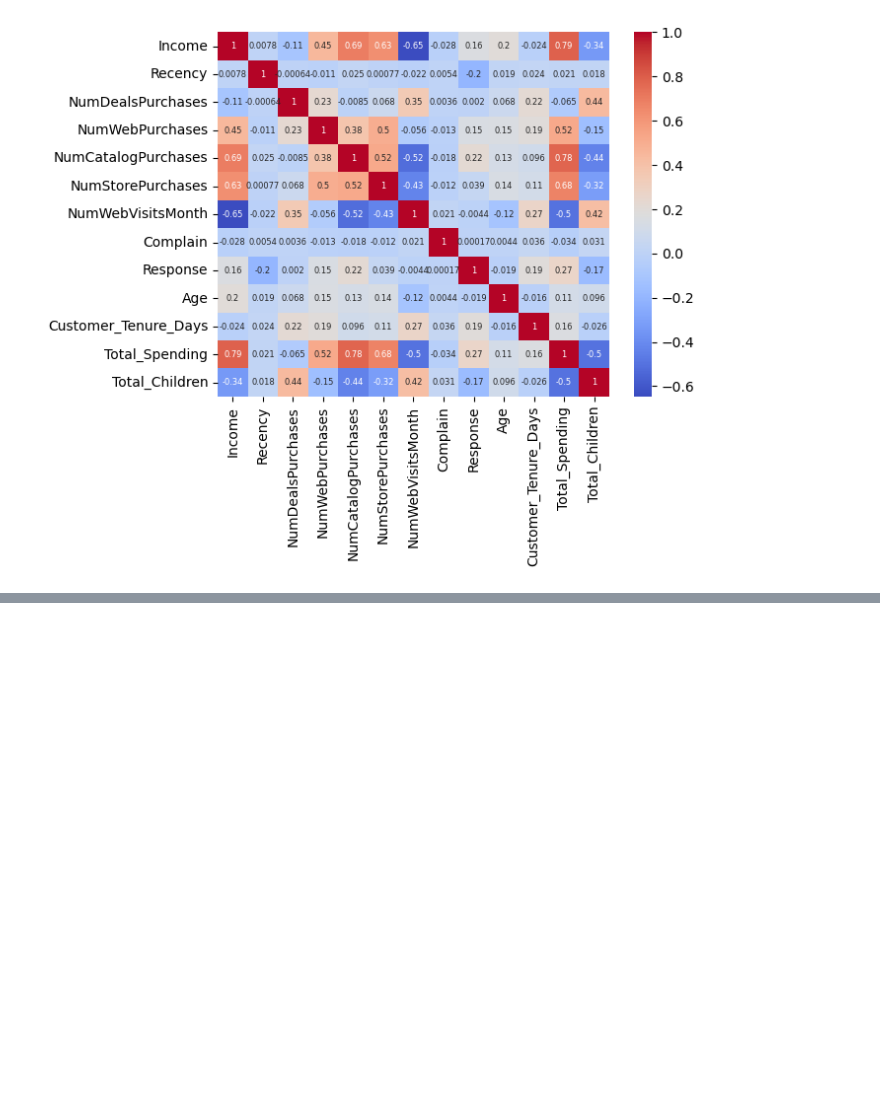
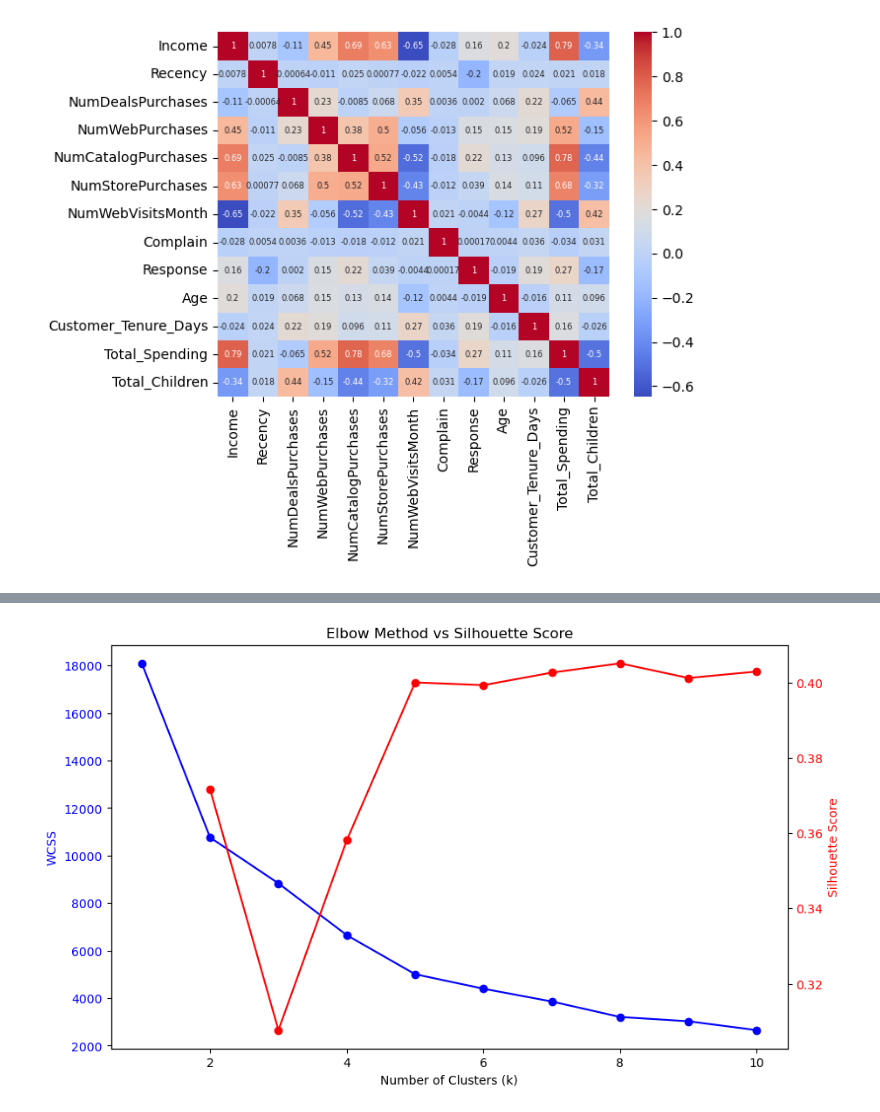
Before and after one commit to jeet1439/Unsupervised-ML-algos, a Jupyter notebook: smartcart_base.ipynb, the cells around one changed output, grey strips where cells are left out. Drawn from its saved outputs; the diff is of its cells as text; code cells hidden in the pictures; blank space fills up the shorter version.

```diff
--- a/smartcart_base.ipynb
+++ b/smartcart_base.ipynb
@@ -126,0 +264,21 @@ sns.heatmap(
+# %%
+fig, ax1 = plt.subplots(figsize=(10, 6))
+
+ax1.plot(range(1, 11), wcss, marker="o", color="blue", label="WCSS")
+
+ax1.set_xlabel("Number of Clusters (k)")
+ax1.set_ylabel("WCSS", color="blue")
+ax1.tick_params(axis="y", labelcolor="blue")
+
+# Silhouette score plot (second Y-axis)
+ax2 = ax1.twinx()
+
+ax2.plot(range(2, 11), scores, marker="o", color="red", label="Silhouette Score")
+
+ax2.set_ylabel("Silhouette Score", color="red")
+ax2.tick_params(axis="y", labelcolor="red")
+
+plt.title("Elbow Method vs Silhouette Score")
+plt.show()
+# %% [output]
+[figure, added]
```
Also changed, not shown: parts of 33 cells of this notebook.
